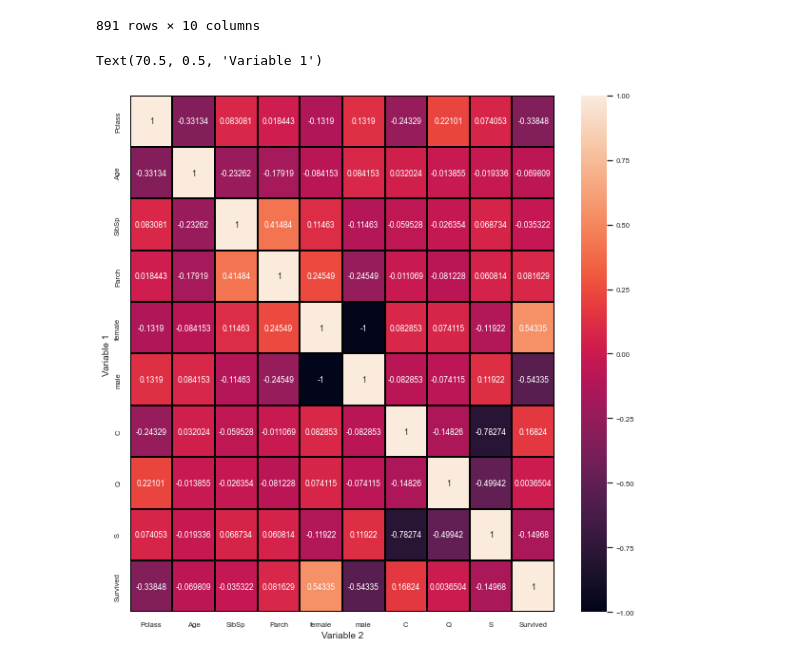
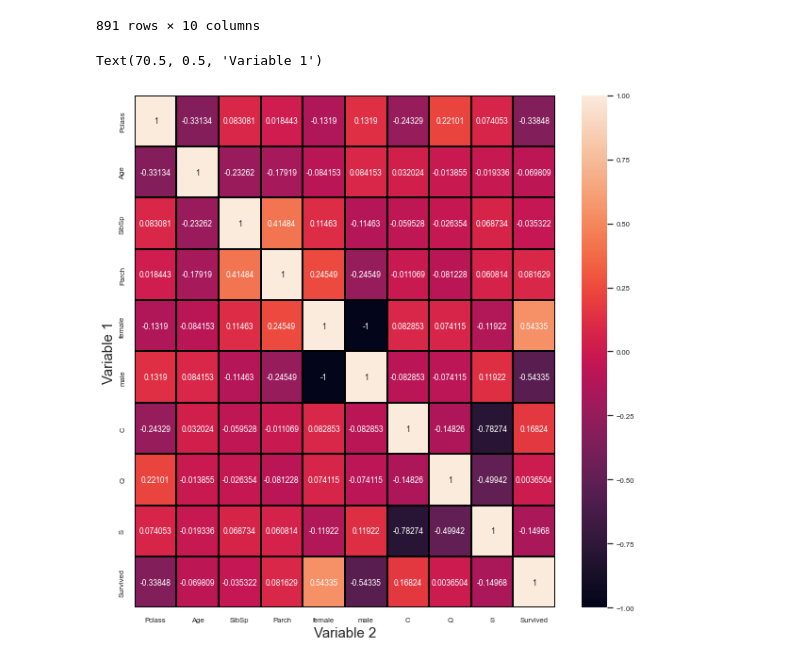
Before and after one commit to pouriaSameti/ML-Projects, a Jupyter notebook: Q1-Titanic/code/dsProject/Logistic Regression.ipynb, the cells around one changed output. Saved outputs shown, nothing was run; the diff lists cells and outputs as text; code cells hidden in the pictures.

```diff
--- a/Q1-Titanic/code/dsProject/Logistic Regression.ipynb
+++ b/Q1-Titanic/code/dsProject/Logistic Regression.ipynb
@@ -152,19 +152,20 @@ scaler= MinMaxScaler()
 x_train = pd.DataFrame(scaler.fit_transform(x_train), columns=x_train.columns)
 x_test = pd.DataFrame(scaler.fit_transform(x_test), columns=x_test.columns)
 # %%
+# Correlation Coefficient Matrix
 import seaborn as sns
 import matplotlib.pyplot as plt
 
 full_set = pd.concat([x_train, y_train], axis=1)
 plt.figure(figsize=(len(full_set.columns), len(full_set.columns)), facecolor='w', edgecolor='k')
 sns.set(font_scale=0.7)
 sns.heatmap(full_set.corr(),
             annot=True,
             fmt='.5g',
             linewidths=2,
             linecolor='black')
-plt.xlabel('Variable 2',fontsize=10)
-plt.ylabel('Variable 1',fontsize=10)
+plt.xlabel('Variable 2',fontsize=15)
+plt.ylabel('Variable 1',fontsize=15)
 # %% [output]
 Text(70.5, 0.5, 'Variable 1')
-[figure, old version]
+[figure, new version]
```
Also changed, not shown: parts of 1 cell of this notebook.
